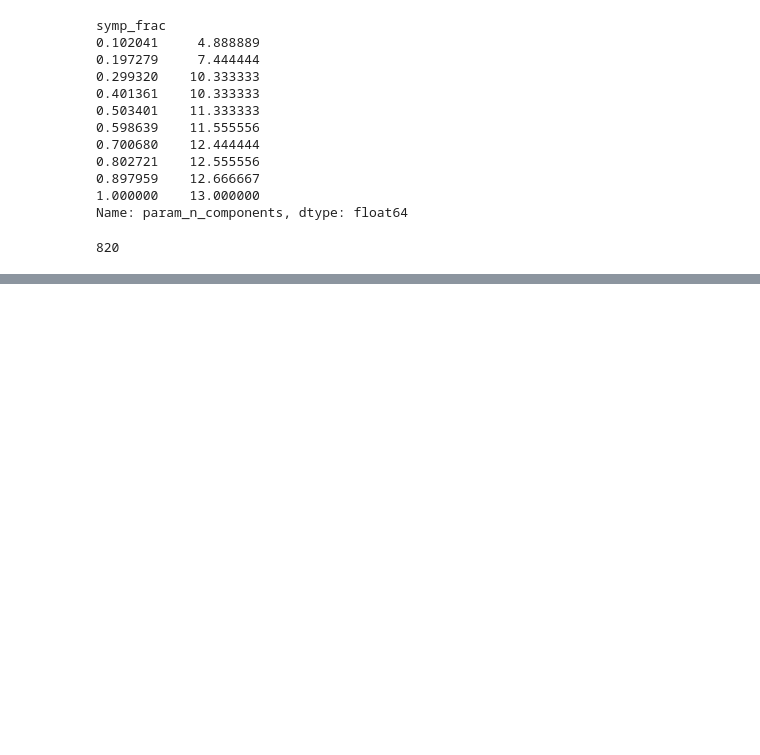
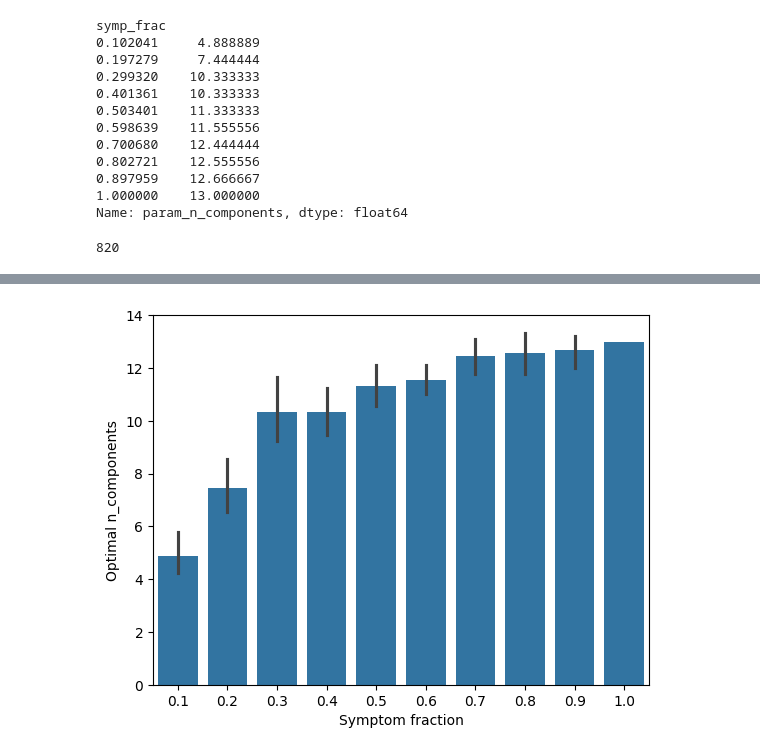
Before and after one commit to leothesouthafrican/PLR, a Jupyter notebook: Tessa/stepmix-120723-gridsearch-sympsubsets.ipynb, the cells around one changed output, grey strips where cells are left out. Drawn from its saved outputs; the diff is of its cells as text; code cells hidden in the pictures; blank space fills up the shorter version.

```diff
--- a/Tessa/stepmix-120723-gridsearch-sympsubsets.ipynb
+++ b/Tessa/stepmix-120723-gridsearch-sympsubsets.ipynb
@@ -213,0 +211,2 @@ bestfits.plot.bar(x='symp_frac', y='param_n_components')
+# %%
+bestfits['rounded'] = (bestfits['symp_frac'] * 10).round()/10
@@ -213,0 +228,8 @@ bestfits.plot.bar(x='symp_frac', y='param_n_components')
+# %%
+sns.barplot(bestfits, x = 'rounded', y = 'param_n_components' )
+plt.xlabel("Symptom fraction")
+plt.ylabel("Optimal n_components")
+
+plt.savefig("figs/symp_frac_bars_full.pdf")
+# %% [output]
+[figure, added]
```
Also changed, not shown: parts of 3 cells of this notebook, 16 other files.
